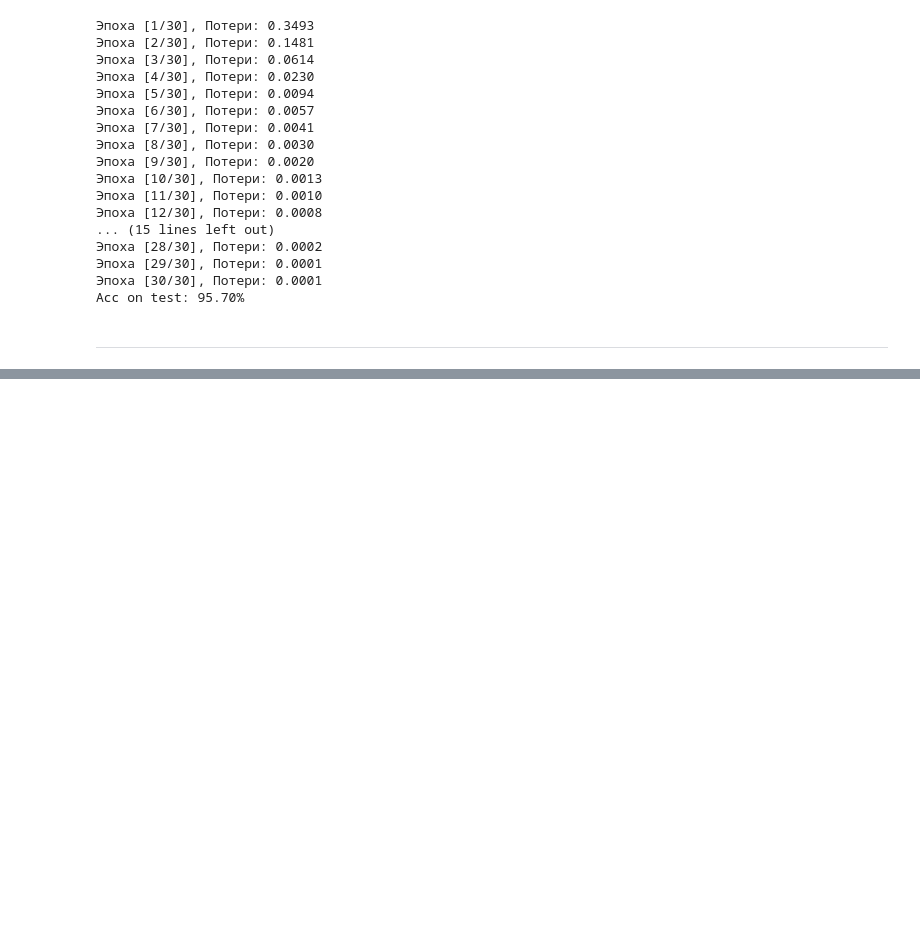
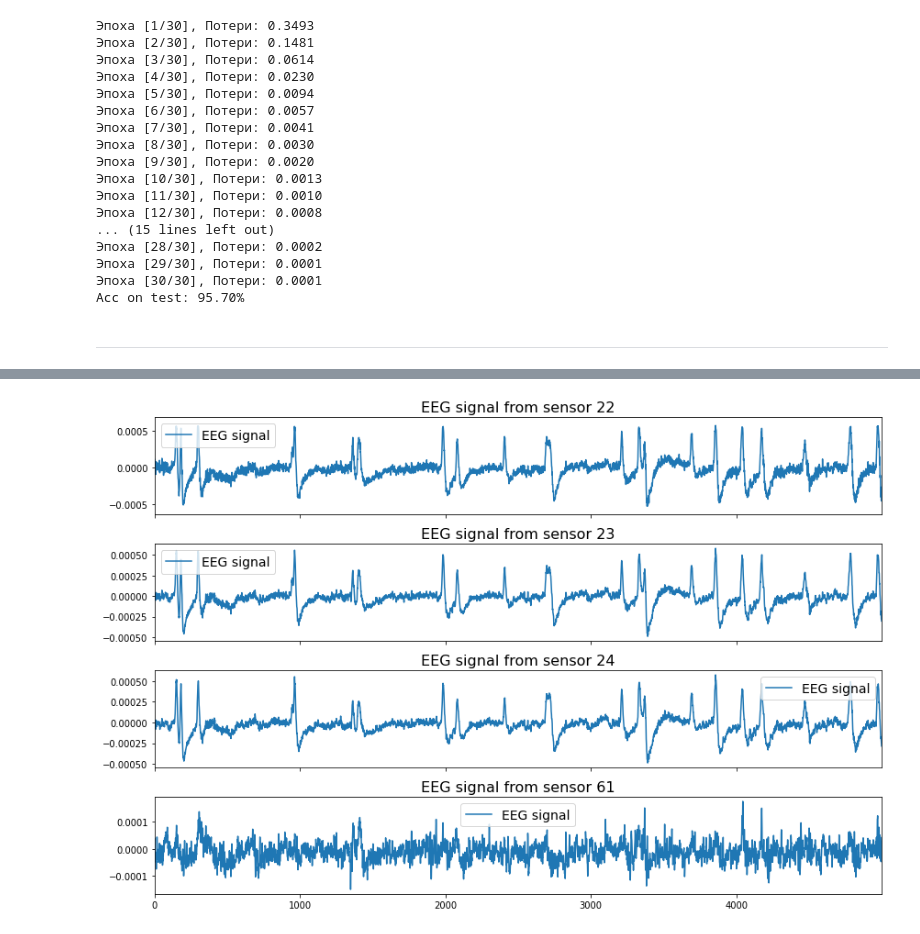
Before and after one commit to Daniilmipt007/project_VKR, a Jupyter notebook: code/main.ipynb, the cells around one changed output, grey strips where cells are left out. Cells and saved outputs as stored; diff of their text form; code cells hidden in the pictures; blank space fills up the shorter version.

```diff
--- a/code/main.ipynb
+++ b/code/main.ipynb
@@ -590,0 +609,25 @@ model = EEGNet().to(target_device)
+# %%
+ts1 = ts[21][:5000]
+ts2 = ts[22][:5000]
+ts3 = ts[23][:5000]
+ts4 = ts[60][:5000]
+# %%
+plt.rcParams['figure.figsize'] = (12, 8)
+fig, (ax_ts1, ax_ts2, ax_ts3, ax_ts4) = plt.subplots(4, 1, sharex=True, layout='constrained')
+ax_ts1.plot(ts1, label = 'EEG signal')
+ax_ts1.set_title('EEG signal from sensor 22', fontsize = '16')
+ax_ts1.legend(fontsize = '14')
+ax_ts2.plot(ts2, label = 'EEG signal')
+ax_ts2.set_title('EEG signal from sensor 23', fontsize = '16')
+ax_ts2.legend(fontsize = '14')
+ax_ts3.plot(ts3, label = 'EEG signal')
+ax_ts3.set_title('EEG signal from sensor 24', fontsize = '16')
+ax_ts3.legend(fontsize = '14')
+ax_ts4.plot(ts4, label = 'EEG signal')
+ax_ts4.set_title('EEG signal from sensor 61', fontsize = '16')
+ax_ts4.legend(fontsize = '14')
+ax_ts1.margins(0, 0.1)
+fig.tight_layout()
+plt.show()
+# %% [output]
+[figure, added]
```
Also changed, not shown: parts of 65 cells of this notebook, 19 other files.
